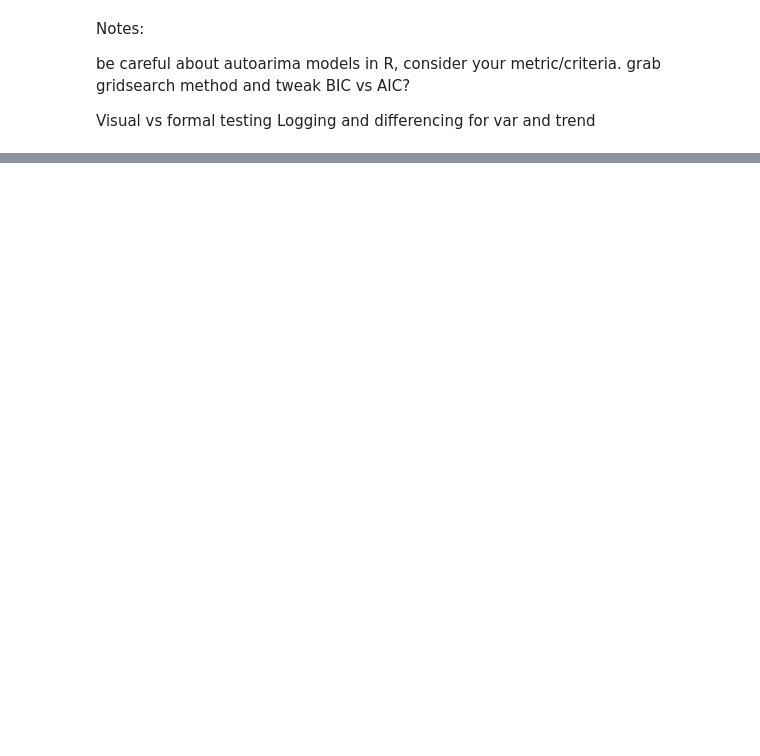
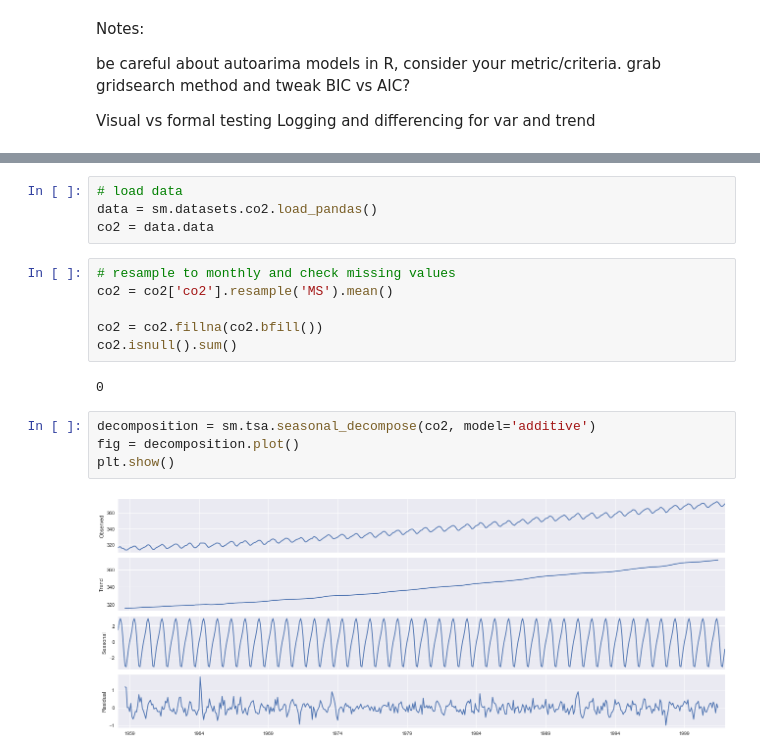
Before and after one commit to ultimatist/ODSC17, a Jupyter notebook: Time Series with Python (ODSC) SOL.ipynb, the cells around one changed output, grey strips where cells are left out. Cells and saved outputs as stored; diff of their text form; blank space fills up the shorter version.

```diff
--- a/Time Series with Python (ODSC) SOL.ipynb
+++ b/Time Series with Python (ODSC) SOL.ipynb
@@ -503,0 +670,18 @@ Logging and differencing for var and trend
+# %%
+# load data
+data = sm.datasets.co2.load_pandas()
+co2 = data.data
+# %%
+# resample to monthly and check missing values
+co2 = co2['co2'].resample('MS').mean()
+
+co2 = co2.fillna(co2.bfill())
+co2.isnull().sum()
+# %% [output]
+0
+# %%
+decomposition = sm.tsa.seasonal_decompose(co2, model='additive')
+fig = decomposition.plot()
+plt.show()
+# %% [output]
+[figure, added]
```
Also changed, not shown: parts of 32 cells of this notebook, 1 other file.
